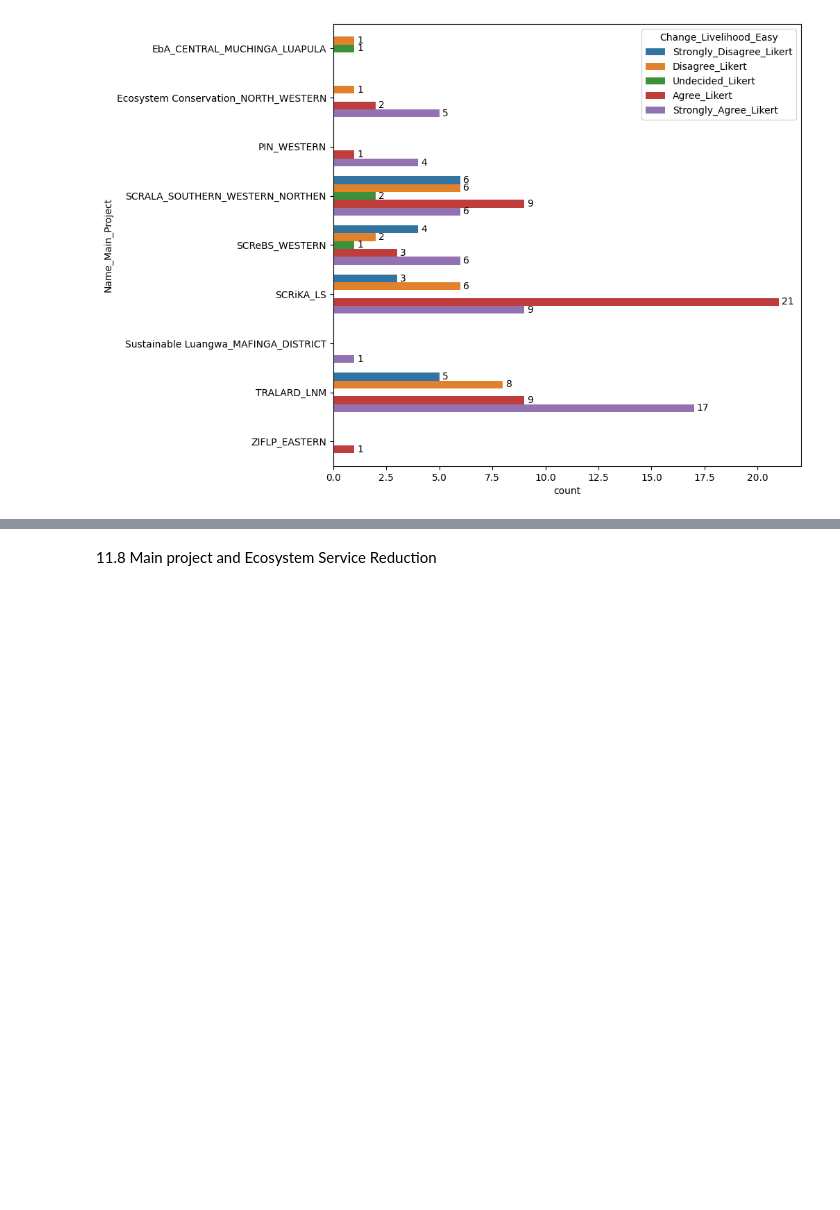
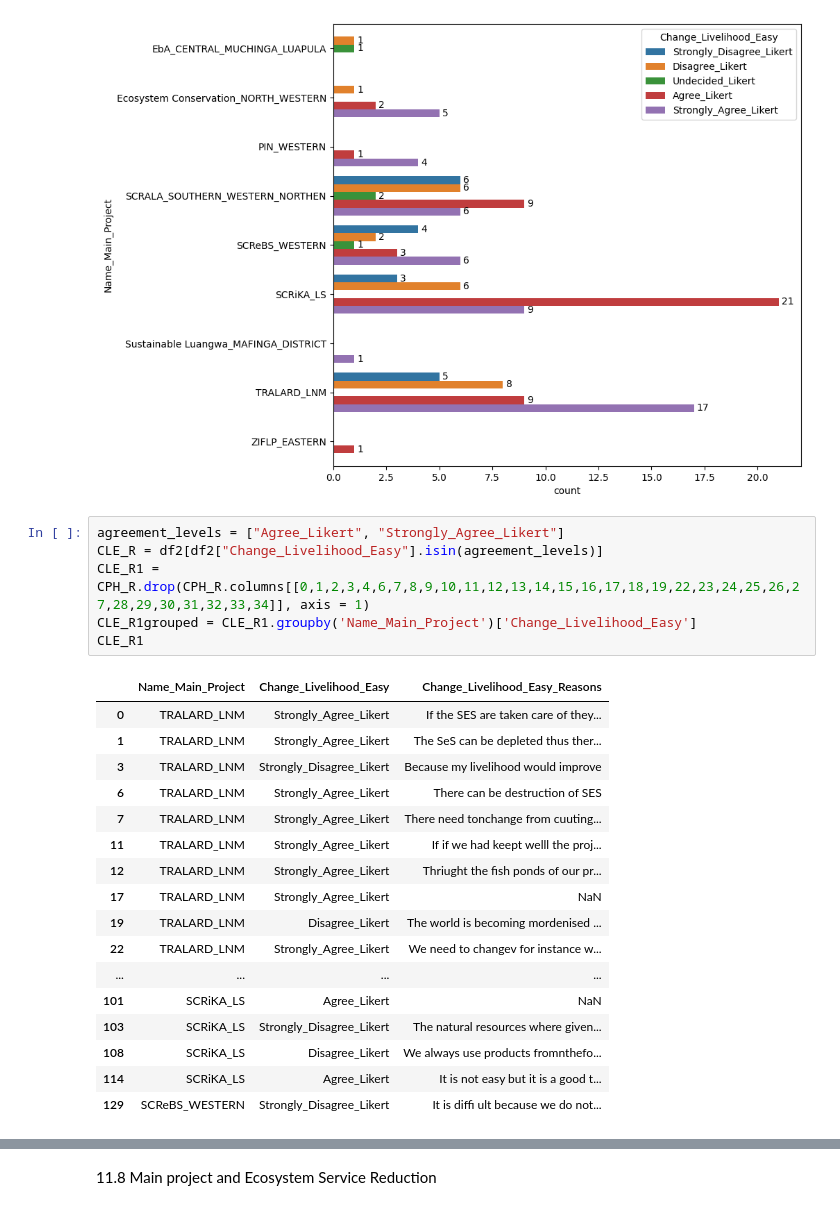
Before and after one commit to NathanNamamata/DataAnalysis, a Jupyter notebook: Data_Analysis.ipynb, the cells around one changed output, grey strips where cells are left out. Cells and saved outputs as stored; diff of their text form; blank space fills up the shorter version.

```diff
--- a/Data_Analysis.ipynb
+++ b/Data_Analysis.ipynb
@@ -1166,3 +1232,27 @@ for container in ax.containers:
 plt.show()
 # %% [output]
 [figure]
+# %%
+agreement_levels = ["Agree_Likert", "Strongly_Agree_Likert"]
+CLE_R = df2[df2["Change_Livelihood_Easy"].isin(agreement_levels)]
+CLE_R1 = CPH_R.drop(CPH_R.columns[[0,1,2,3,4,6,7,8,9,10,11,12,13,14,15,16,17,18,19,22,23,24,25,26,27,28,29,30,31,32,33,34]], axis = 1)
+CLE_R1grouped = CLE_R1.groupby('Name_Main_Project')['Change_Livelihood_Easy']
+CLE_R1
+# %% [output]
+|  | Name_Main_Project | Change_Livelihood_Easy | Change_Livelihood_Easy_Reasons |
+| 0 | TRALARD_LNM | Strongly_Agree_Likert | If the SES are taken care of they... |
+| 1 | TRALARD_LNM | Strongly_Agree_Likert | The SeS can be depleted thus ther... |
+| 3 | TRALARD_LNM | Strongly_Disagree_Likert | Because my livelihood would improve |
+| 6 | TRALARD_LNM | Strongly_Agree_Likert | There can be destruction of SES |
+| 7 | TRALARD_LNM | Strongly_Agree_Likert | There need tonchange from cuuting... |
+| 11 | TRALARD_LNM | Strongly_Agree_Likert | If if we had keept welll the proj... |
+| 12 | TRALARD_LNM | Strongly_Agree_Likert | Thriught the fish ponds of our pr... |
+| 17 | TRALARD_LNM | Strongly_Agree_Likert | NaN |
+| 19 | TRALARD_LNM | Disagree_Likert | The world is becoming mordenised ... |
+| 22 | TRALARD_LNM | Strongly_Agree_Likert | We need to changev for instance w... |
+| ... | ... | ... | ... |
+| 101 | SCRiKA_LS | Agree_Likert | NaN |
+| 103 | SCRiKA_LS | Strongly_Disagree_Likert | The natural resources where given... |
+| 108 | SCRiKA_LS | Disagree_Likert | We always use products fromnthefo... |
+| 114 | SCRiKA_LS | Agree_Likert | It is not easy but it is a good t... |
+| 129 | SCReBS_WESTERN | Strongly_Disagree_Likert | It is diffi ult because we do not... |
```
Also changed, not shown: parts of 22 cells of this notebook.
